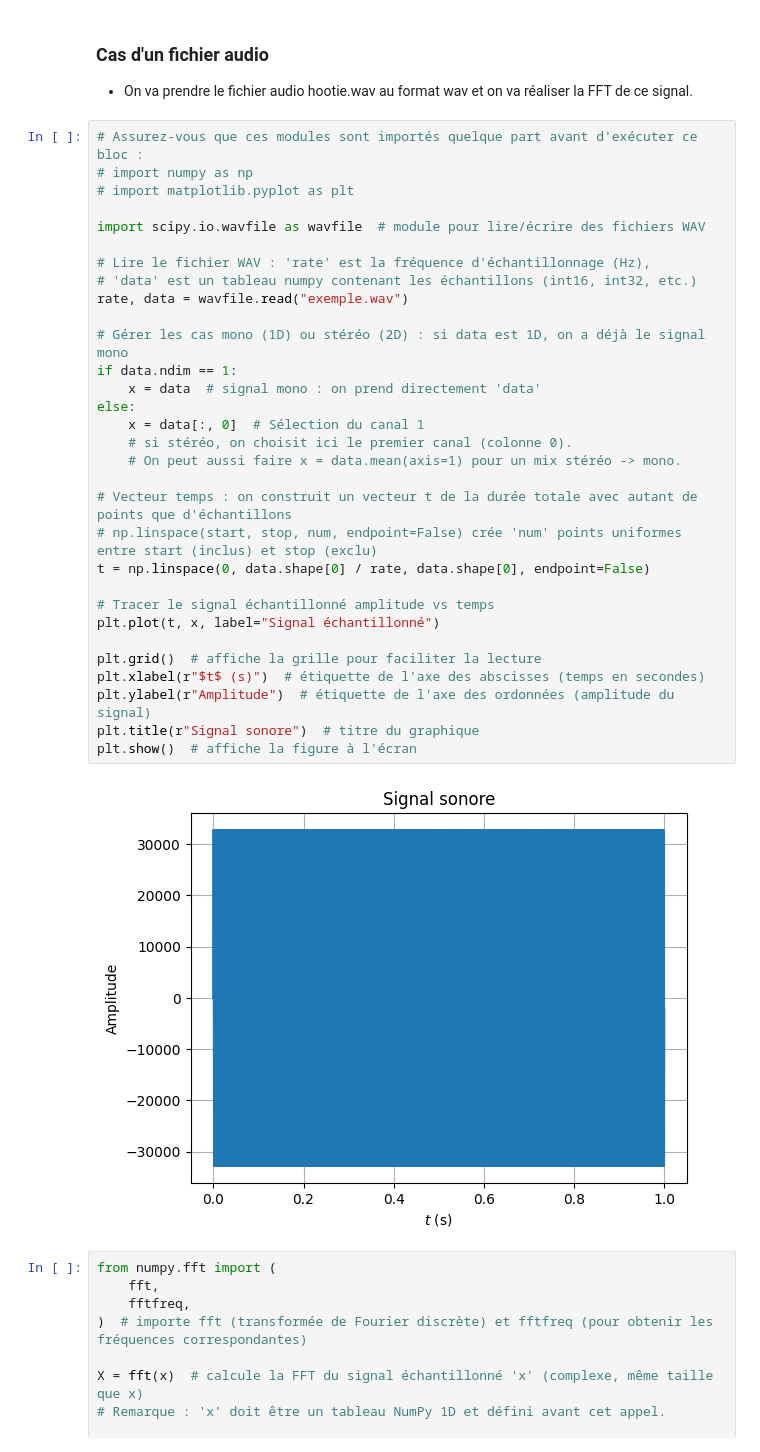
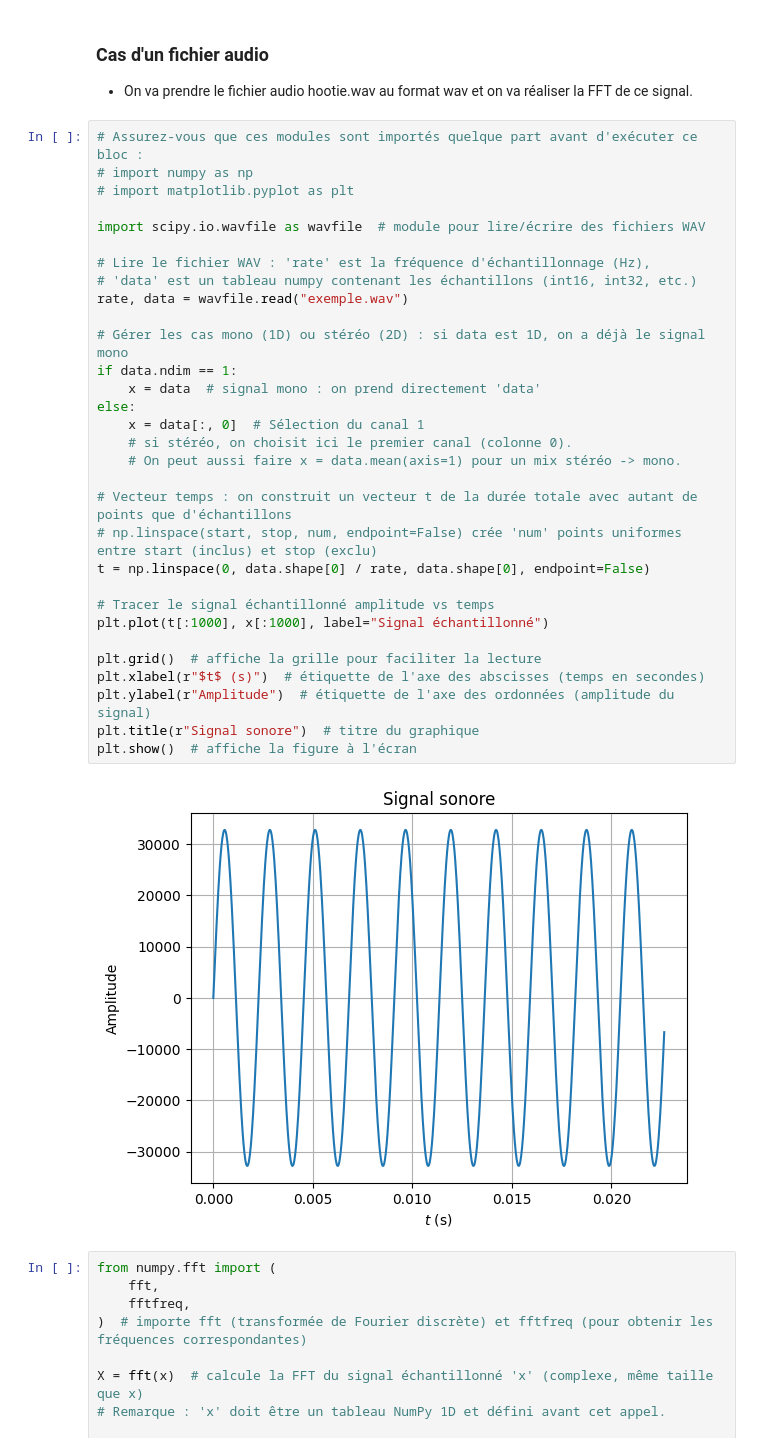
Before and after one commit to oussamabenalisst/Python-ISAMM, a Jupyter notebook: tr1/son.ipynb, the cells around one changed output. Drawn from its saved outputs; the diff is of its cells as text.

```diff
--- a/tr1/son.ipynb
+++ b/tr1/son.ipynb
@@ -206,35 +209,35 @@ plt.show()  # affiche la figure à l'écran
 # Assurez-vous que ces modules sont importés quelque part avant d'exécuter ce bloc :
 # import numpy as np
 # import matplotlib.pyplot as plt
 
 import scipy.io.wavfile as wavfile  # module pour lire/écrire des fichiers WAV
 
 # Lire le fichier WAV : 'rate' est la fréquence d'échantillonnage (Hz),
 # 'data' est un tableau numpy contenant les échantillons (int16, int32, etc.)
 rate, data = wavfile.read("exemple.wav")
 
 # Gérer les cas mono (1D) ou stéréo (2D) : si data est 1D, on a déjà le signal mono
 if data.ndim == 1:
     x = data  # signal mono : on prend directement 'data'
 else:
     x = data[:, 0]  # Sélection du canal 1
     # si stéréo, on choisit ici le premier canal (colonne 0).
     # On peut aussi faire x = data.mean(axis=1) pour un mix stéréo -> mono.
 
 # Vecteur temps : on construit un vecteur t de la durée totale avec autant de points que d'échantillons
 # np.linspace(start, stop, num, endpoint=False) crée 'num' points uniformes entre start (inclus) et stop (exclu)
 t = np.linspace(0, data.shape[0] / rate, data.shape[0], endpoint=False)
 
 # Tracer le signal échantillonné amplitude vs temps
-plt.plot(t, x, label="Signal échantillonné")
+plt.plot(t[:1000], x[:1000], label="Signal échantillonné")
 
 plt.grid()  # affiche la grille pour faciliter la lecture
 plt.xlabel(r"$t$ (s)")  # étiquette de l'axe des abscisses (temps en secondes)
 plt.ylabel(r"Amplitude")  # étiquette de l'axe des ordonnées (amplitude du signal)
 plt.title(r"Signal sonore")  # titre du graphique
 plt.show()  # affiche la figure à l'écran
 # %% [output]
-[figure, old version]
+[figure, new version]
 # %%
 from numpy.fft import (
     fft,
```
Also changed, not shown: parts of 2 cells of this notebook, 1 other file.
